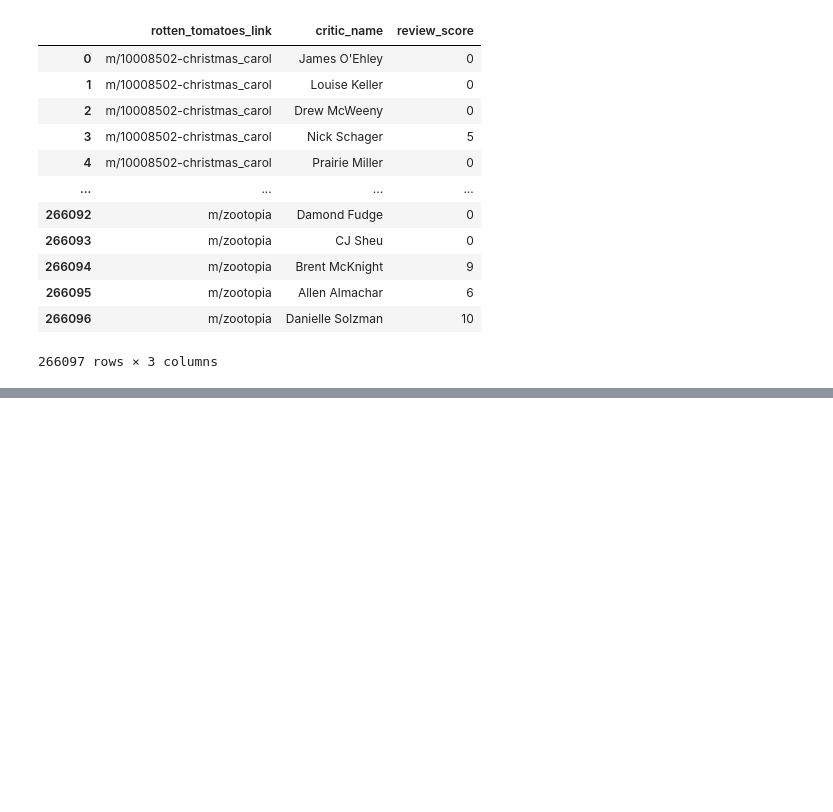
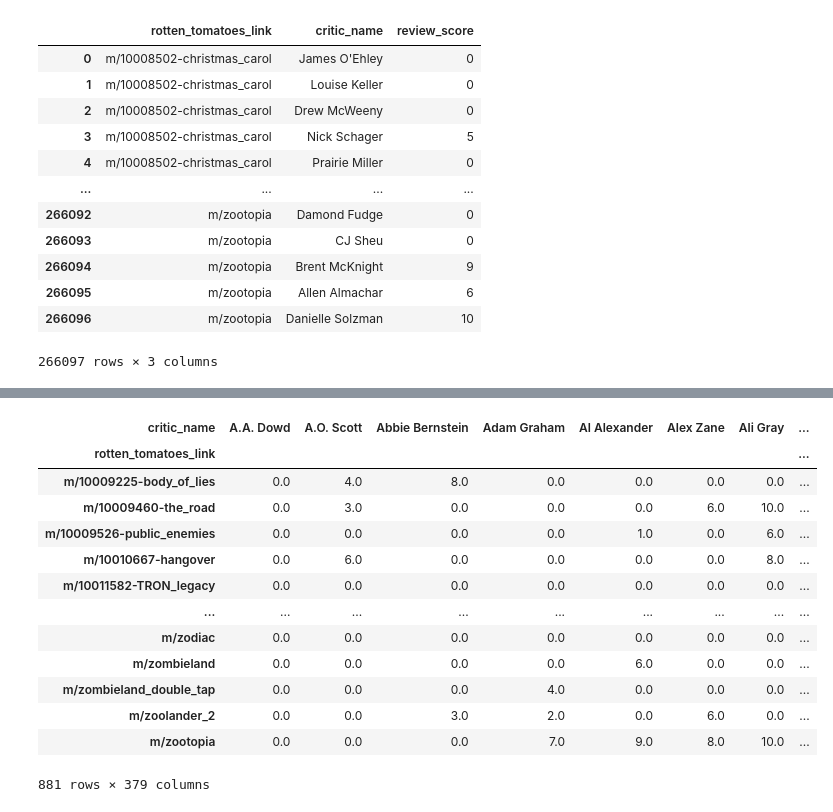
Before and after one commit to LuizMFL/IA_cluster, a Jupyter notebook: FilterData2.ipynb, the cells around one changed output, grey strips where cells are left out. Cells and saved outputs as stored; diff of their text form; code cells hidden in the pictures; blank space fills up the shorter version.

```diff
--- a/FilterData2.ipynb
+++ b/FilterData2.ipynb
@@ -248,2 +254,2 @@ print("\nValores Mínimos no dataset:\n", dataframe_novo_atual.min())
 # %%
-dataframe_novo_atual.pivot_table(index="rotten_tomatoes_link", columns="critic_name", values="review_score")
+review_pivot = dataframe_novo_atual.pivot_table(index="rotten_tomatoes_link", columns="critic_name", values="review_score")
@@ -265,2 +255,0 @@ dataframe_novo_atual.pivot_table(index="rotten_tomatoes_link", columns="critic_n
-# %%
-dataframe_novo_atual = dataframe_novo_atual.pivot(index="rotten_tomatoes_link", columns="critic_name", values="review_score")
@@ -268,0 +256,3 @@ ValueError: Index contains duplicate entries, cannot reshape
+# %%
+review_pivot.fillna(0, inplace=True)
+review_pivot
@@ -278,0 +277,21 @@ dataframe_novo_atual.reset_index(inplace=True)
+# %%
+#Para qualificar um filme, um mínimo de 300 usuários deve ter votado em um filme
+review_pivot = review_pivot.loc[no_user_voted[no_user_voted > 200].index,:]
+#Para qualificar um usuário, um mínimo de 200 filmes deve ser votado pelo usuário.
+review_pivot = review_pivot.loc[:,no_movies_voted[no_movies_voted > 200].index]
+review_pivot
+# %% [output]
+| critic_name | A.A. Dowd | A.O. Scott | Abbie Bernstein | Adam Graham | Al Alexander | Alex Zane | Ali Gray | ... |
+| rotten_tomatoes_link |  |  |  |  |  |  |  | ... |
+| m/10009225-body_of_lies | 0.0 | 4.0 | 8.0 | 0.0 | 0.0 | 0.0 | 0.0 | ... |
+| m/10009460-the_road | 0.0 | 3.0 | 0.0 | 0.0 | 0.0 | 6.0 | 10.0 | ... |
+| m/10009526-public_enemies | 0.0 | 0.0 | 0.0 | 0.0 | 1.0 | 0.0 | 6.0 | ... |
+| m/10010667-hangover | 0.0 | 6.0 | 0.0 | 0.0 | 0.0 | 0.0 | 8.0 | ... |
+| m/10011582-TRON_legacy | 0.0 | 0.0 | 0.0 | 0.0 | 0.0 | 0.0 | 0.0 | ... |
+| ... | ... | ... | ... | ... | ... | ... | ... | ... |
+| m/zodiac | 0.0 | 0.0 | 0.0 | 0.0 | 0.0 | 0.0 | 0.0 | ... |
+| m/zombieland | 0.0 | 0.0 | 0.0 | 0.0 | 6.0 | 0.0 | 0.0 | ... |
+| m/zombieland_double_tap | 0.0 | 0.0 | 0.0 | 4.0 | 0.0 | 0.0 | 0.0 | ... |
+| m/zoolander_2 | 0.0 | 0.0 | 3.0 | 2.0 | 0.0 | 6.0 | 0.0 | ... |
+| m/zootopia | 0.0 | 0.0 | 0.0 | 7.0 | 9.0 | 8.0 | 10.0 | ... |
+881 rows × 379 columns
```
Also changed, not shown: parts of 10 cells of this notebook.
